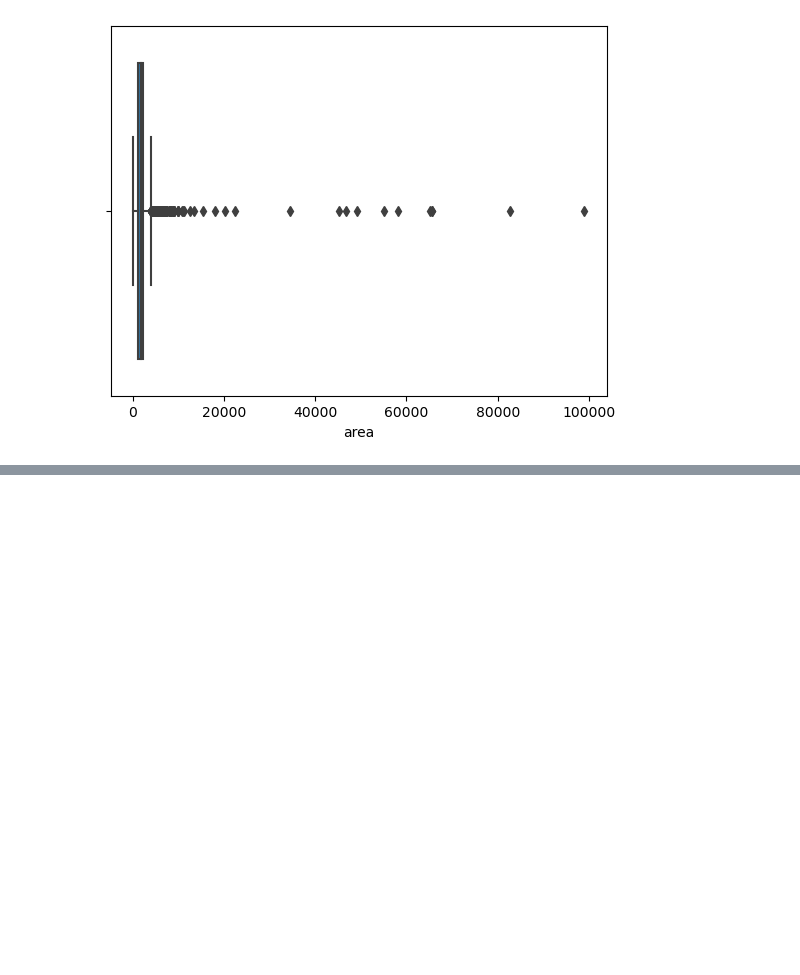
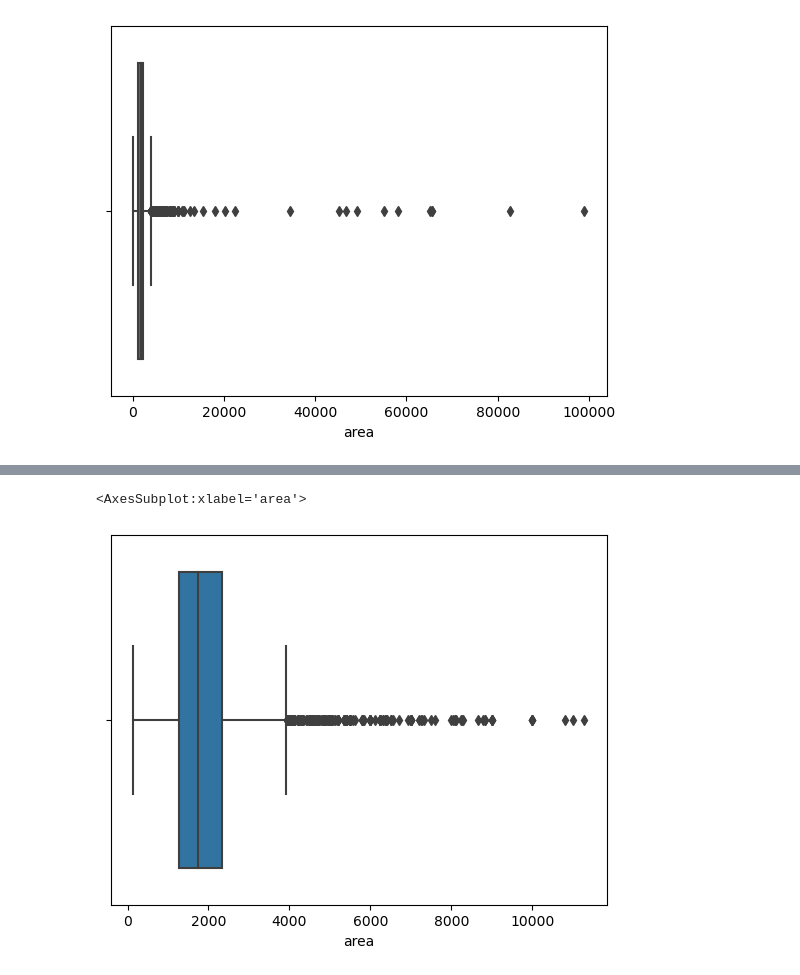
Before and after one commit to Dishantkharkar/HomeFindr_project, a Jupyter notebook: Gurugram/Outliers Treatment/Outliers_Treatment.ipynb, the cells around one changed output, grey strips where cells are left out. Saved outputs shown, nothing was run; the diff lists cells and outputs as text; code cells hidden in the pictures; blank space fills up the shorter version.

```diff
--- a/Gurugram/Outliers Treatment/Outliers_Treatment.ipynb
+++ b/Gurugram/Outliers Treatment/Outliers_Treatment.ipynb
@@ -328,0 +361,5 @@ df[df['area'] > 10000].sort_values('area',ascending=False)
+# %%
+sns.boxplot(x=df['area'])
+# %% [output]
+<AxesSubplot:xlabel='area'>
+[figure, added]
```
Also changed, not shown: parts of 55 cells of this notebook, 2 other files.
